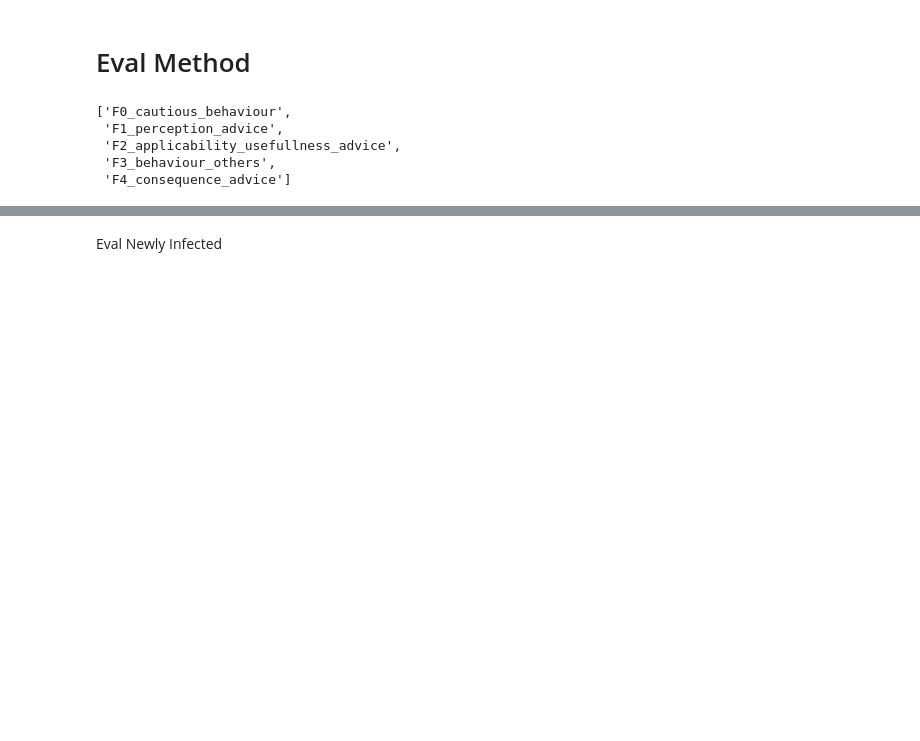
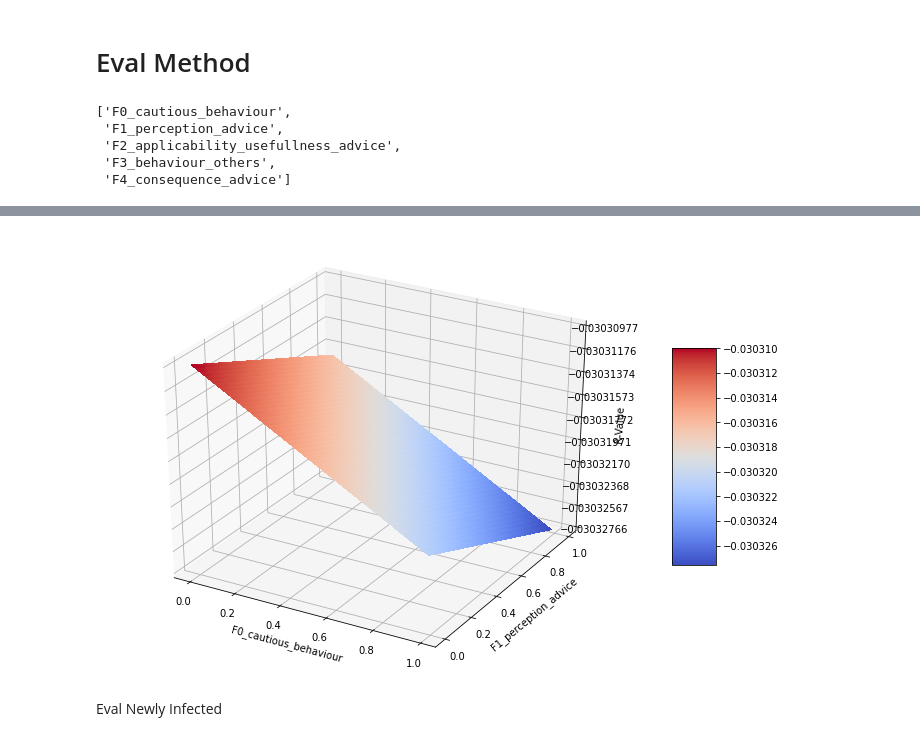
Before and after one commit to anuarsantoyo/master-thesis, a Jupyter notebook: model/model_optimization_linear.ipynb, the cells around one changed output, grey strips where cells are left out. Cells and saved outputs as stored; diff of their text form; code cells hidden in the pictures; blank space fills up the shorter version.

```diff
--- a/model/model_optimization_linear.ipynb
+++ b/model/model_optimization_linear.ipynb
@@ -252,26 +256,35 @@ model_params
 # %%
 from mpl_toolkits.mplot3d import axes3d
+from matplotlib import cm
+from matplotlib.ticker import LinearLocator
 
 range = np.arange(0,1, 0.01)
 
 x = np.arange(0,1,0.01)
 y = np.arange(0,1,0.01)
 X,Y = np.meshgrid(x,y)
-Z = 1.5077 + X*(-0.3599) + Y*(0.2191)
+Z =  X*(model_params[0].cpu().detach().numpy()) + Y*(model_params[1].cpu().detach().numpy()) + model_params[2].cpu().detach().numpy()
 
 
 fig = plt.figure(figsize=(12,8))
 ax = fig.add_subplot(111, projection='3d')
 ax.set_xlabel('F0_cautious_behaviour')
 ax.set_ylabel('F1_perception_advice')
 ax.set_zlabel('R-Value')
 
 
-# Plot a 3D surface
-ax.plot_surface(X, Y, Z)
+# Plot the surface.
+surf = ax.plot_surface(X, Y, Z, cmap=cm.coolwarm,
+                       linewidth=0, antialiased=False)
 
+# Customize the z axis.
+ax.zaxis.set_major_locator(LinearLocator(10))
 
+# Add a color bar which maps values to colors.
+fig.colorbar(surf, shrink=0.5, aspect=5)
 plt.show()
+# %% [output]
+[figure, added]
 # %% [markdown]
 Eval Newly Infected
 # %%
```
Also changed, not shown: parts of 15 cells of this notebook, 3 other files.
